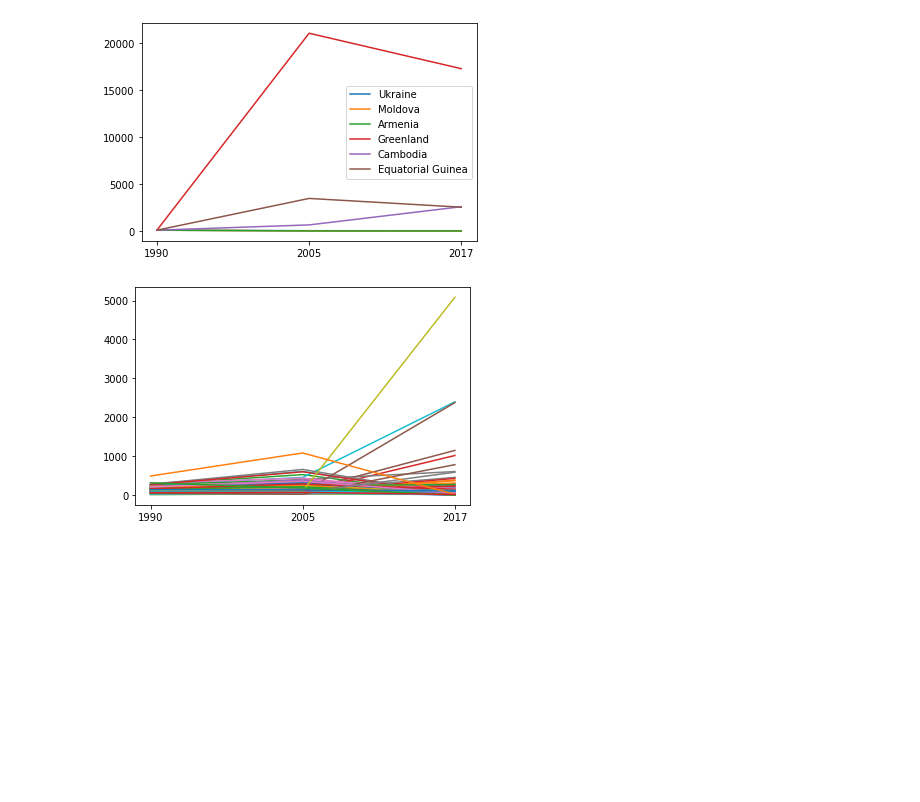
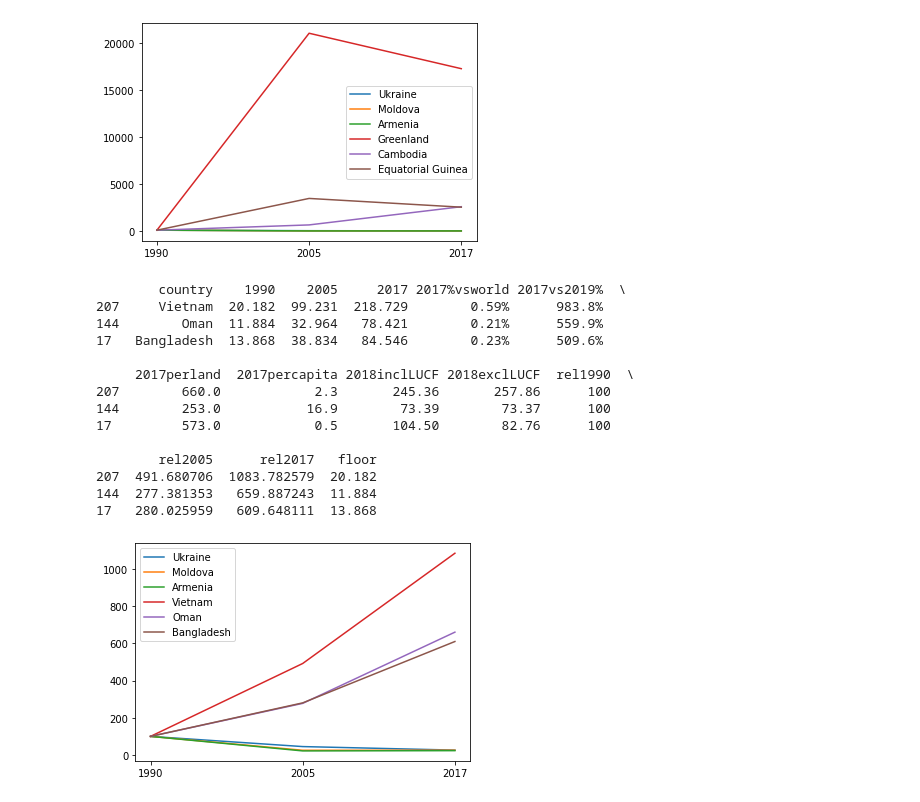
Before and after one commit to LinaHu1990/Data-Analytics-assignments, a Jupyter notebook: CO2_assignment.ipynb, the cells around one changed output. Saved outputs shown, nothing was run; the diff lists cells and outputs as text; code cells hidden in the pictures; blank space fills up the shorter version.

```diff
--- a/CO2_assignment.ipynb
+++ b/CO2_assignment.ipynb
@@ -96,15 +96,40 @@ plt.show()
 [figure]
 # %%
 #part2 same chart for countries with >5mt emissions in 1990
+#top3 worst and best performers
 
 countries["floor"]= (countries["1990"])
 floor=countries.loc[countries.floor>5]
 
+
+sorted3=floor.sort_values(by="rel2017", ascending=False)
+
+bottom3floor=sorted3.iloc[0:3,0:]
+top3floor=sorted3.iloc[-3:,0:]
+
 years=countries.columns[1:4]
 
-for index,row in floor.iterrows():
-  plt.plot(years,row[-3:],label=row[0])
+for index,row in top3floor.iterrows():
+  plt.plot(years,row[10:13],label=row[0])
 
+for index,row in bottom3floor.iterrows():
+  plt.plot(years,row[10:13],label=row[0])
+
+plt.legend()
 plt.show()
 # %% [output]
+        country    1990    2005     2017 2017%vsworld 2017vs2019%  \
+207     Vietnam  20.182  99.231  218.729        0.59%      983.8%
+144        Oman  11.884  32.964   78.421        0.21%      559.9%
+17   Bangladesh  13.868  38.834   84.546        0.23%      509.6%
+
+     2017perland  2017percapita 2018inclLUCF 2018exclLUCF  rel1990  \
+207        660.0            2.3       245.36       257.86      100
+144        253.0           16.9        73.39        73.37      100
+17         573.0            0.5       104.50        82.76      100
+
+        rel2005      rel2017   floor
+207  491.680706  1083.782579  20.182
+144  277.381353   659.887243  11.884
+17   280.025959   609.648111  13.868
-[figure, old version]
+[figure, new version]
```
